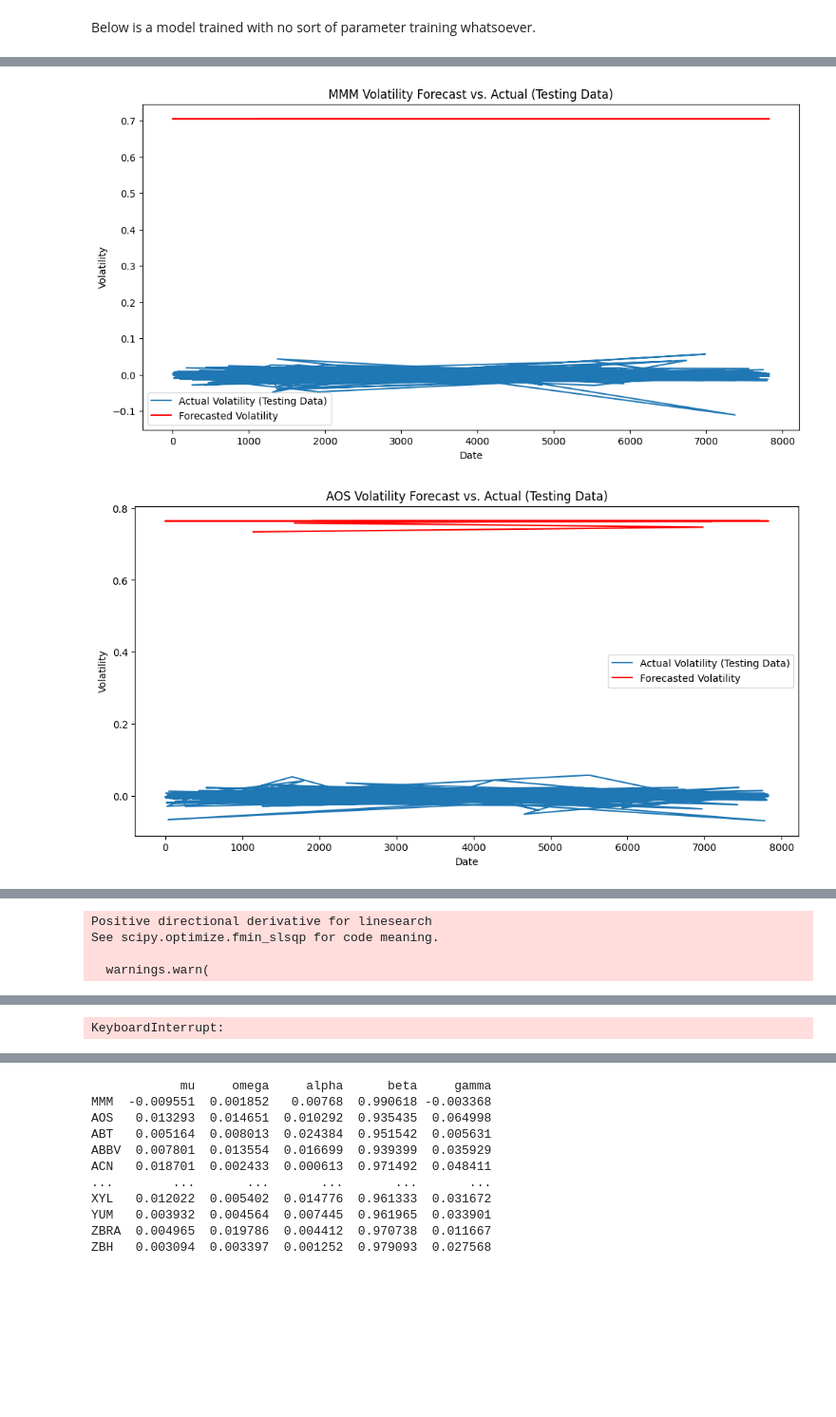
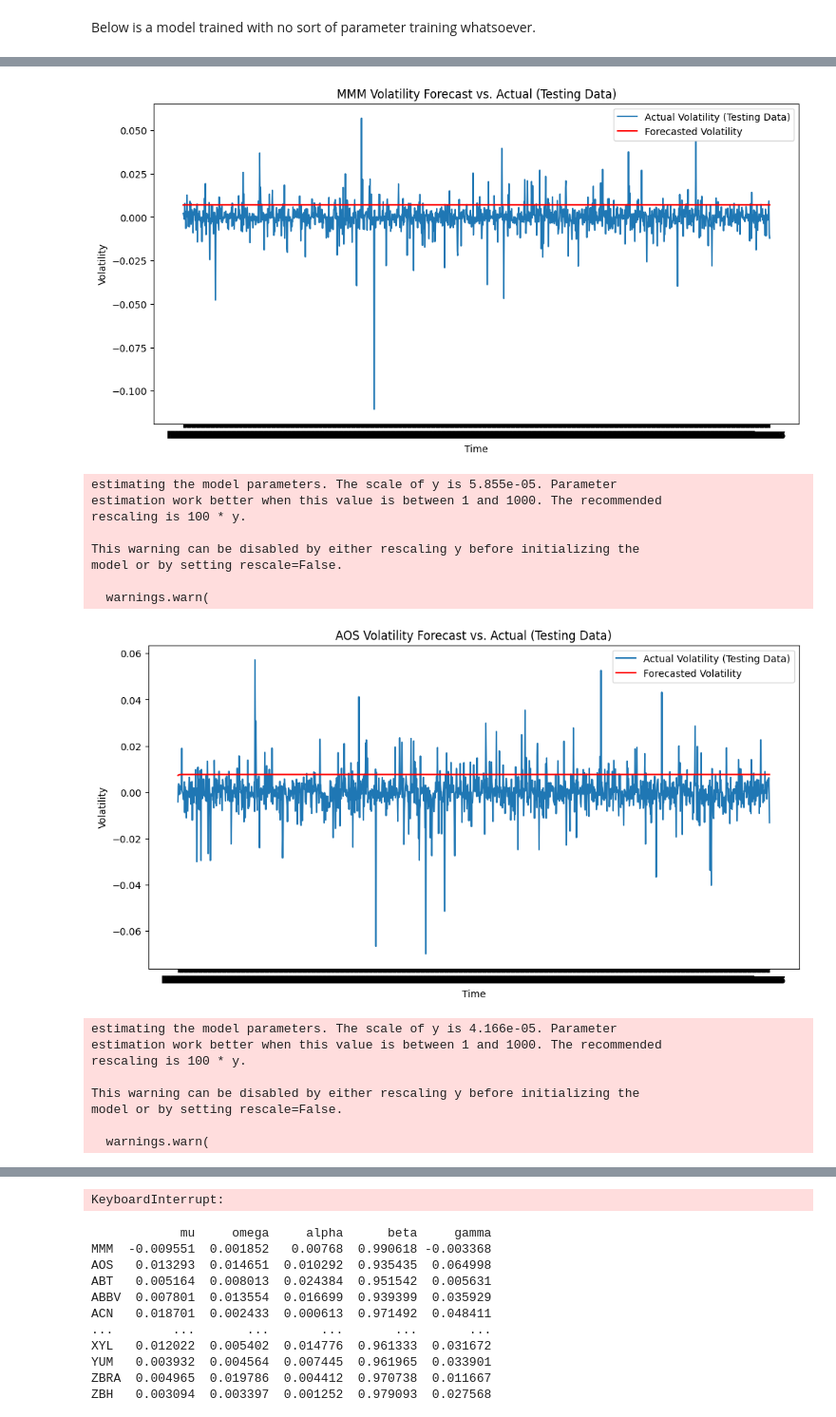
Before and after one commit to CalculusSlayer/ecs170_final_project_s24, a Jupyter notebook: 170-model-training/main.ipynb, the cells around one changed output, grey strips where cells are left out. Shown at 95% size. Drawn from its saved outputs; the diff is of its cells as text; code cells hidden in the pictures; blank space fills up the shorter version.

Commit message:
fixed a little bit of the first model, still getting a similar issue

```diff
--- a/170-model-training/main.ipynb
+++ b/170-model-training/main.ipynb
@@ -185,22 +185,24 @@ from sklearn.model_selection import train_test_split
 # Each column represents a stock, and each row represents hourly volatility
 
 # Initialize an empty DataFrame to store model parameters
-historical_volatility_df = pd.read_csv('historicalvolatility.csv')
-model_params = pd.DataFrame(index=historical_volatility_df.columns, columns=['mu','omega', 'alpha', 'beta', 'gamma'])
+data = pd.read_csv('historicalvolatility.csv')
+model_params = pd.DataFrame(index=data.columns, columns=['mu','omega', 'alpha', 'beta', 'gamma'])
 
-historical_volatility_df.fillna(historical_volatility_df.mean(), inplace=True)
+historical_volatility_df = data.to_numpy()
+
+#historical_volatility_df.fillna(historical_volatility_df.mean(), inplace=True)
 
 train_data, test_data = train_test_split(historical_volatility_df, test_size=0.2, random_state=42)
 
 
 # Loop through each stock
-for stock in historical_volatility_df.columns:
+for i, stock in enumerate(data.columns):
     # Extract volatility data for the current stock
     # stock_volatility = historical_volatility_df[stock]
-    train_stock_volatility = train_data[stock]
-    test_stock_volatility = test_data[stock]
-    train_rescaled_y = 100 * train_stock_volatility
-    test_rescaled_y = 100 * test_stock_volatility
+    train_stock_volatility = train_data[:, i]
+    test_stock_volatility = test_data[:, i]
+    train_rescaled_y = train_stock_volatility
+    test_rescaled_y = test_stock_volatility
 
     # Fit GJR-GARCH(1,1) model
     model = arch.arch_model(train_rescaled_y, vol='GARCH', p=1, o=1, q=1)
@@ -219,11 +221,11 @@ for stock in historical_volatility_df.columns:
 
     # Plot the forecasted volatility with the actual volatility for testing data
     plt.figure(figsize=(12, 6))
-    plt.plot(test_stock_volatility.index, test_stock_volatility, label='Actual Volatility (Testing Data)')
-    plt.plot(test_stock_volatility.index, forecast_volatility, label='Forecasted Volatility', color='red')
+    plt.plot(test_stock_volatility, label='Actual Volatility (Testing Data)')
+    plt.plot(forecast_volatility, label='Forecasted Volatility', color='red')
 
     plt.title(f'{stock} Volatility Forecast vs. Actual (Testing Data)')
-    plt.xlabel('Date')
+    plt.xlabel('Time')
     plt.ylabel('Volatility')
     plt.legend()
     plt.show()
@@ -266,2 +276,18 @@ print(model_params)
-[figure, old version]
+[figure, new version]
+estimating the model parameters. The scale of y is 5.855e-05. Parameter
+estimation work better when this value is between 1 and 1000. The recommended
+rescaling is 100 * y.
+
+This warning can be disabled by either rescaling y before initializing the
+model or by setting rescale=False.
+
+  warnings.warn(
-[figure, old version]
+[figure, new version]
+estimating the model parameters. The scale of y is 4.166e-05. Parameter
+estimation work better when this value is between 1 and 1000. The recommended
+rescaling is 100 * y.
+
+This warning can be disabled by either rescaling y before initializing the
+model or by setting rescale=False.
+
+  warnings.warn(
@@ -270,4 +294,0 @@ print(model_params)
-Positive directional derivative for linesearch
-See scipy.optimize.fmin_slsqp for code meaning.
-
-  warnings.warn(
@@ -282 +294,0 @@ See scipy.optimize.fmin_slsqp for code meaning.
-KeyboardInterrupt:
@@ -283,3 +303,4 @@ KeyboardInterrupt:
+KeyboardInterrupt:
 # %%
 print(model_params)
 # %% [output]
```
Also changed, not shown: parts of 1 cell of this notebook.
